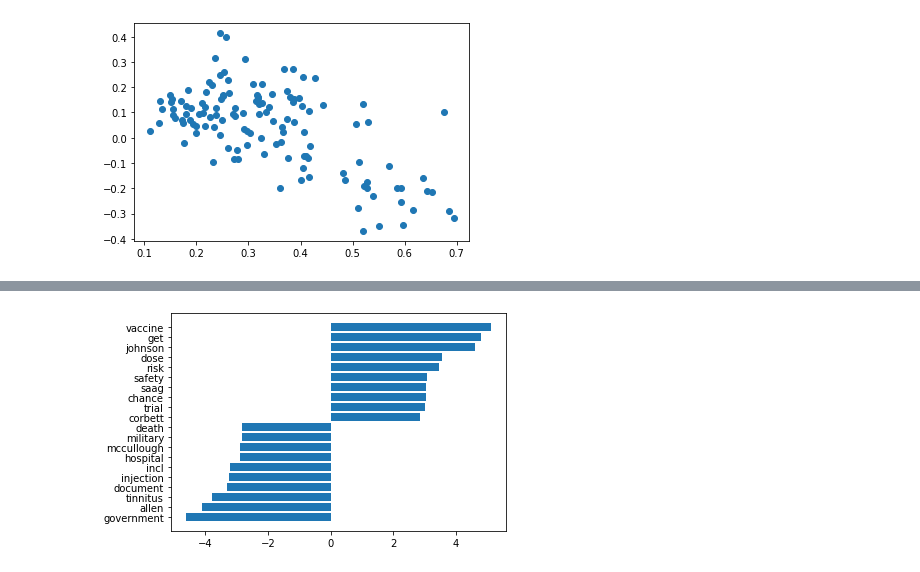
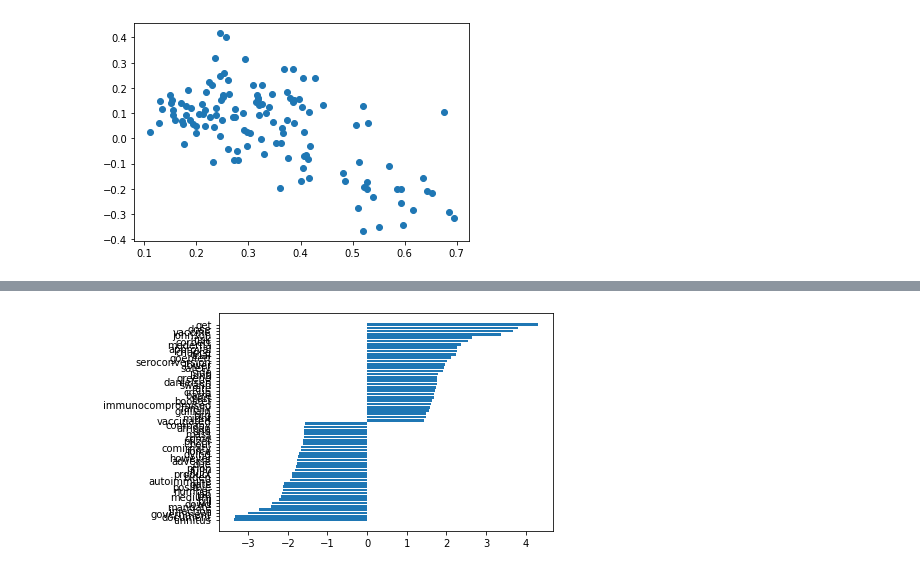
Before and after one commit to qaziok/ModelowanieGlebokichPrzekonan, a Jupyter notebook: DeepBeliefModeling.ipynb, the cells around one changed output, grey strips where cells are left out. Cells and saved outputs as stored; diff of their text form; code cells hidden in the pictures.

```diff
--- a/DeepBeliefModeling.ipynb
+++ b/DeepBeliefModeling.ipynb
@@ -134,6 +134,6 @@ plt.show()
 # %%
 from model.features import f_importances_graph
 # %%
-slowa_anty, slowa_pro = f_importances_graph(clf.coef_,tfidf_tokens)
+slowa_anty, slowa_pro = f_importances_graph(clf.coef_,tfidf_tokens, limit=30)
 # %% [output]
-[figure, old version]
+[figure, new version]
```
Also changed, not shown: parts of 5 cells of this notebook, 5 other files.
